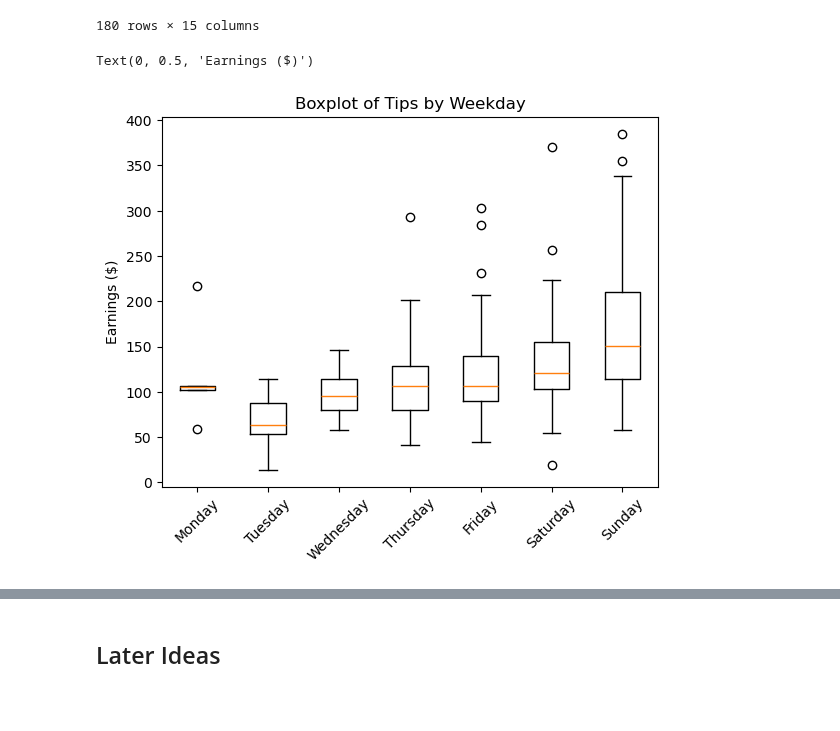
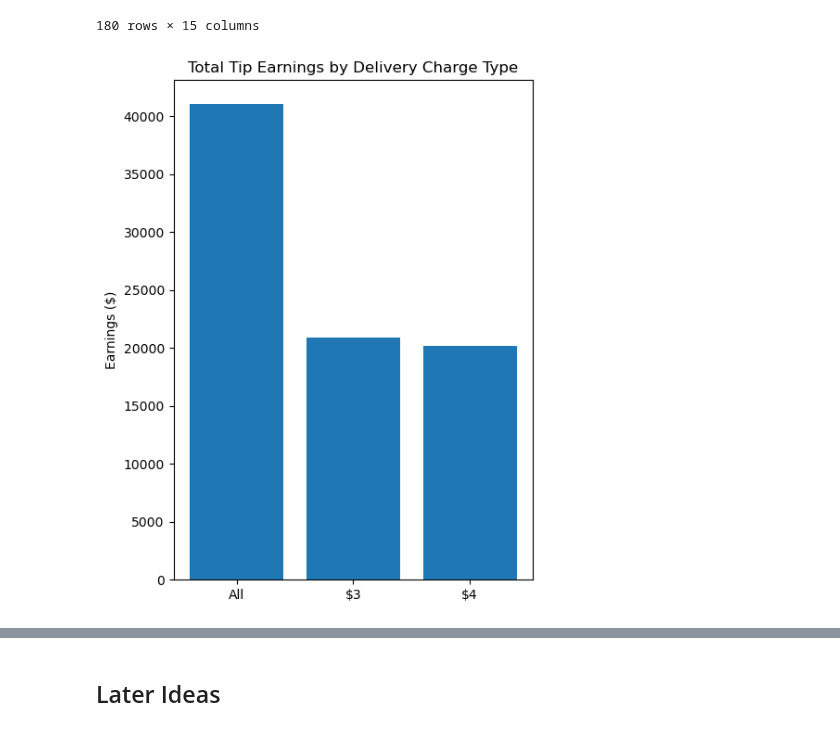
Before and after one commit to stevejchacon/pizzatip, a Jupyter notebook: pizzaEDA.ipynb, the cells around one changed output, grey strips where cells are left out. Saved outputs shown, nothing was run; the diff lists cells and outputs as text; code cells hidden in the pictures; blank space fills up the shorter version.

```diff
--- a/pizzaEDA.ipynb
+++ b/pizzaEDA.ipynb
@@ -78,13 +132,18 @@ for day in day_names:
-# %%
-# code to create the boxplots for each day of the week
-fig, ax = plt.subplots()
-ax.boxplot(weekday_tip_dict.values())
-ax.set_xticklabels(weekday_tip_dict.keys(), rotation=45)
-
-# set titles/labels
-ax.set_title('Boxplot of Tips by Weekday')
-# ax.set_xlabel('Weekday')
-ax.set_ylabel('Earnings ($)')
-# %% [output]
-Text(0, 0.5, 'Earnings ($)')
-[figure, removed]
+# %%
+# barchart to show all tips : all vs $3 vs $4
+
+containers = ['All', '$3', '$4']
+counts = [df['Earnings'].sum(), tip_3['Earnings'].sum(), tip_4['Earnings'].sum()]
+
+# create plot
+fig, ax = plt.subplots(figsize=(5, 7))
+
+# create barchart
+ax.bar(containers, counts)
+# set title, labels, etc.
+ax.set_title('Total Tip Earnings by Delivery Charge Type')
+ax.set_ylabel('Earnings ($)')
+
+plt.show()
+# %% [output]
+[figure, added]
```
Also changed, not shown: parts of 9 cells of this notebook.
